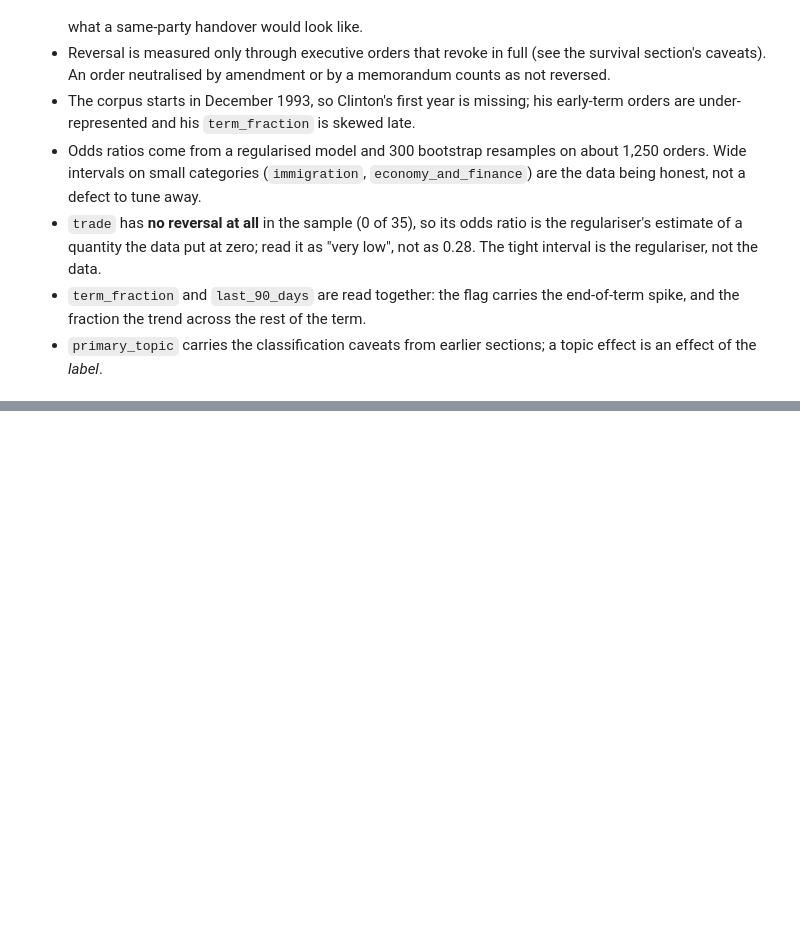
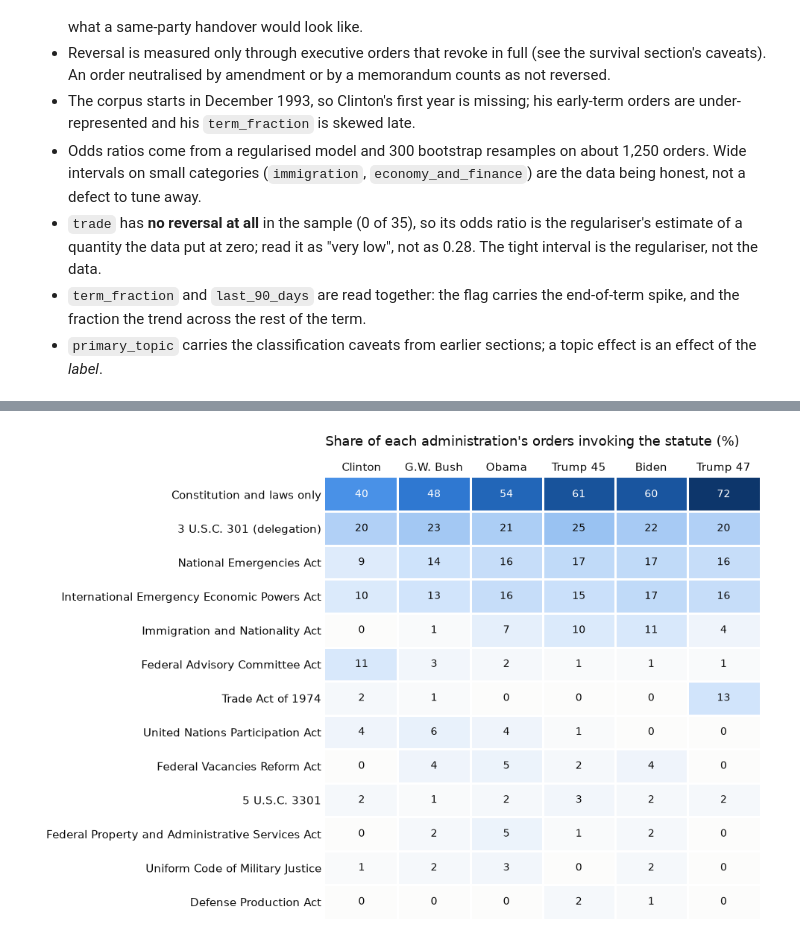
Before and after one commit to DaveKT/EO_Analysis, a Jupyter notebook: notebooks/analysis.ipynb, the cells around one changed output, grey strips where cells are left out. Drawn from its saved outputs; the diff is of its cells as text; code cells hidden in the pictures; blank space fills up the shorter version.

```diff
--- a/notebooks/analysis.ipynb
+++ b/notebooks/analysis.ipynb
@@ -1355,0 +1454,5 @@ check.round(2).sort_values("18 months, 5 signers", ascending=False)
+# %%
+exploded = (auth[parsed].drop(columns=["body_text"]).explode("statutes").dropna(subset=["statutes"])
+            .rename(columns={"statutes": "statute"}))
+top_statutes = exploded.groupby("statute").document_number.nunique().sort_values(ascending=False)
+top_statutes.head(20).rename("orders").to_frame()
@@ -1355,0 +1478,30 @@ check.round(2).sort_values("18 months, 5 signers", ascending=False)
+# %%
+TOP_N = 12
+parsed_per_actor = auth[parsed].groupby("actor").size().reindex(ADMINS)
+stat_share = (exploded[exploded.statute.isin(top_statutes.head(TOP_N).index)]
+              .groupby(["statute", "actor"]).document_number.nunique().unstack(fill_value=0)
+              .reindex(index=top_statutes.head(TOP_N).index, columns=ADMINS, fill_value=0))
+const = auth[parsed & auth.constitution_only].groupby("actor").size().reindex(ADMINS, fill_value=0).rename("Constitution and laws only")
+stat_share = pd.concat([const.to_frame().T, stat_share])
+stat_share = (stat_share.div(parsed_per_actor, axis=1) * 100).round(0)
+
+fig, ax = plt.subplots(figsize=(9, 6.2))
+ax.imshow(stat_share.values, cmap=RAMP, vmin=0, vmax=stat_share.values.max(), aspect="auto")
+ax.set_xticks(range(len(ADMINS)), ADMINS)
+ax.set_yticks(range(len(stat_share)), stat_share.index)
+ax.xaxis.tick_top(); ax.tick_params(length=0, colors=INK)
+for i in range(len(stat_share)):
+    for j in range(len(ADMINS)):
+        v = stat_share.values[i, j]
+        ax.text(j, i, f"{v:.0f}", ha="center", va="center", fontsize=9,
+                color="white" if v >= 0.55 * stat_share.values.max() else INK)
+ax.set_xticks([x - 0.5 for x in range(1, len(ADMINS))], minor=True)
+ax.set_yticks([y_ - 0.5 for y_ in range(1, len(stat_share))], minor=True)
+ax.grid(which="minor", color="white", linewidth=2); ax.tick_params(which="minor", length=0)
+for side in ax.spines.values():
+    side.set_visible(False)
+ax.set_title("Share of each administration's orders invoking the statute (%)", loc="left", fontsize=12, color=INK, pad=28)
+plt.tight_layout()
+plt.show()
+# %% [output]
+[figure, added]
```
Also changed, not shown: parts of 9 cells of this notebook, 2 other files.
